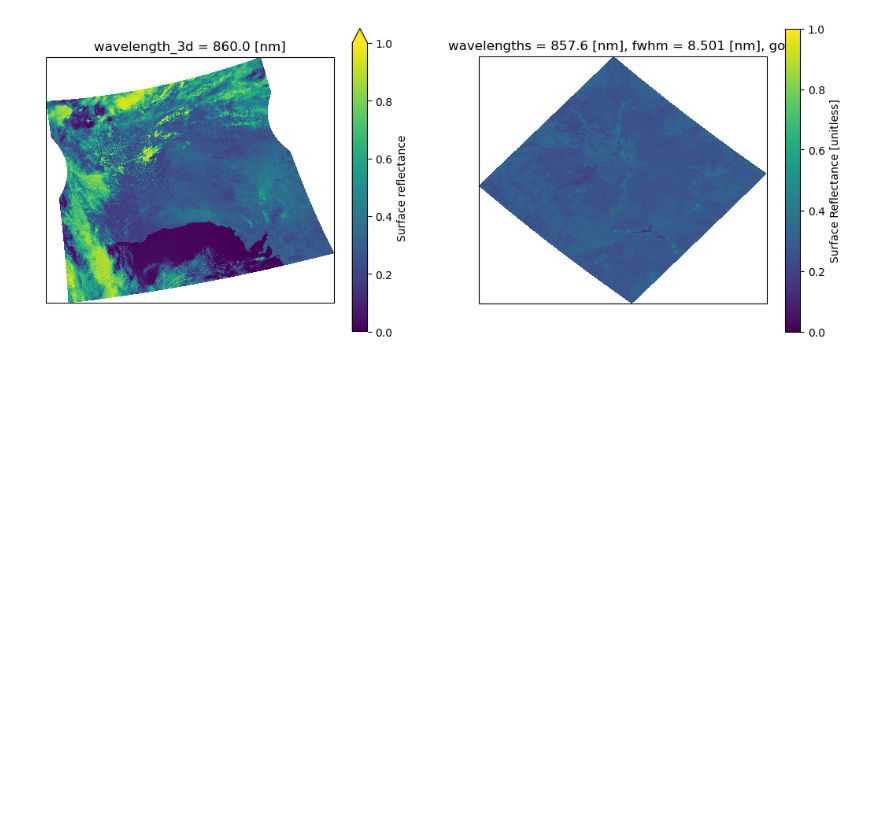
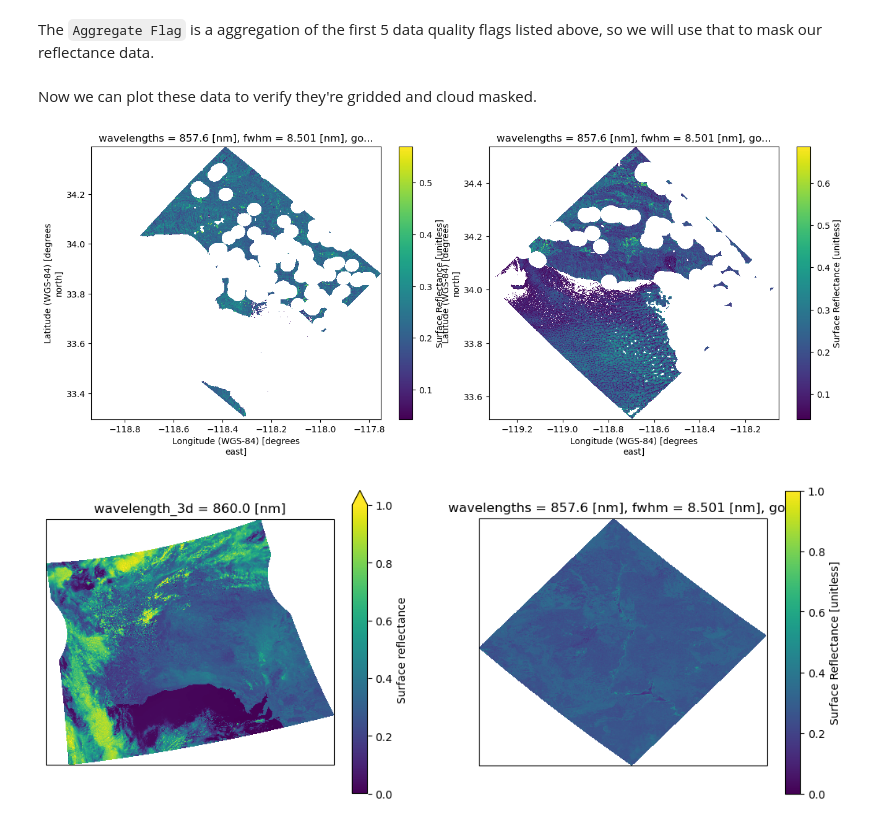
Before and after one commit to skyecaplan/pace_tutorials, a Jupyter notebook: pace_emit/02_Align_PACE_EMIT_Grids.ipynb, the cells around one changed output. Saved outputs shown, nothing was run; the diff lists cells and outputs as text; code cells hidden in the pictures; blank space fills up the shorter version.

```diff
--- a/pace_emit/02_Align_PACE_EMIT_Grids.ipynb
+++ b/pace_emit/02_Align_PACE_EMIT_Grids.ipynb
@@ -60,0 +62,10 @@ oci_path = "data/PACE_OCI.20250117T044314.L2.SFREFL.V3_1.nc"
+# %%
+# These are local paths from the first tutorial
+# if necessary, grab this one too and mosaic for before: EMIT_L2A_RFL_001_20240825T173104_2423811_007
+# NOTE: Find a good place to put these and pull them in? text file maybe
+emit_paths = ["data/EMIT_L2A_RFL_001_20240825T173115_2423811_008.nc", # before
+              "data/EMIT_L2A_RFL_001_20250324T220953_2508314_003.nc",
+              "data/EMIT_L2A_MASK_001_20240825T173115_2423811_008.nc",
+              "data/EMIT_L2A_MASK_001_20250324T220953_2508314_003.nc"] # after
+oci_path = ["data/PACE_OCI.20241218T202231.L2.SFREFL.V3_1.nc",        # before
+            "data/PACE_OCI.20250113T204049.L2.SFREFL.V3_1.nc"]        # after
@@ -60,0 +92,6 @@ oci_path = "data/PACE_OCI.20250117T044314.L2.SFREFL.V3_1.nc"
+# %%
+emit_pre = emit_xarray(emit_paths[0], ortho=True)
+emit_post = emit_xarray(emit_paths[1], ortho=True)
+
+emit_pre['reflectance'].data[emit_pre['reflectance'].data == -9999] = np.nan
+emit_post['reflectance'].data[emit_post['reflectance'].data == -9999] = np.nan
@@ -60,0 +100,8 @@ oci_path = "data/PACE_OCI.20250117T044314.L2.SFREFL.V3_1.nc"
+# %%
+emit_pre_mask = emit_xarray(emit_paths[2], ortho=True)
+emit_post_mask = emit_xarray(emit_paths[3], ortho=True)
+
+emit_pre_mask['mask'].data[emit_pre_mask['mask'].data == -9999] = np.nan
+emit_post_mask['mask'].data[emit_post_mask['mask'].data == -9999] = np.nan
+
+emit_pre_mask.mask_bands.data.tolist()
@@ -61,3 +139,21 @@ oci_path = "data/PACE_OCI.20250117T044314.L2.SFREFL.V3_1.nc"
+# %% [markdown]
+The `Aggregate Flag` is a aggregation of the first 5 data quality flags listed above, so we will use that to mask our reflectance data.
+# %%
+#emit_pre_mask = emit_pre_mask.sel(mask_bands='Aggregate Flag')
+#emit_post_mask = emit_post_mask.sel(mask_bands='Aggregate Flag')
+
+emit_pre["reflectance"].data[emit_pre_mask["mask"].data == 1] = np.nan
+emit_post["reflectance"].data[emit_post_mask["mask"].data == 1] = np.nan
+# %% [markdown]
+Now we can plot these data to verify they're gridded and cloud masked.
+# %%
+fig, ax = plt.subplots(1,2, figsize=(13,5))
+fig.tight_layout()
+emit_pre["reflectance"].sel(wavelengths=860, method="nearest").plot(ax=ax[0])
+emit_post["reflectance"].sel(wavelengths=860, method="nearest").plot(ax=ax[1])
+plt.show()
+# %% [output]
+[figure, added]
 # %%
 # Open files, have some text pointing to EMIT tools explainer and how
 # they are built to projet and orthorect.
```
Also changed, not shown: parts of 7 cells of this notebook, 1 other file.
